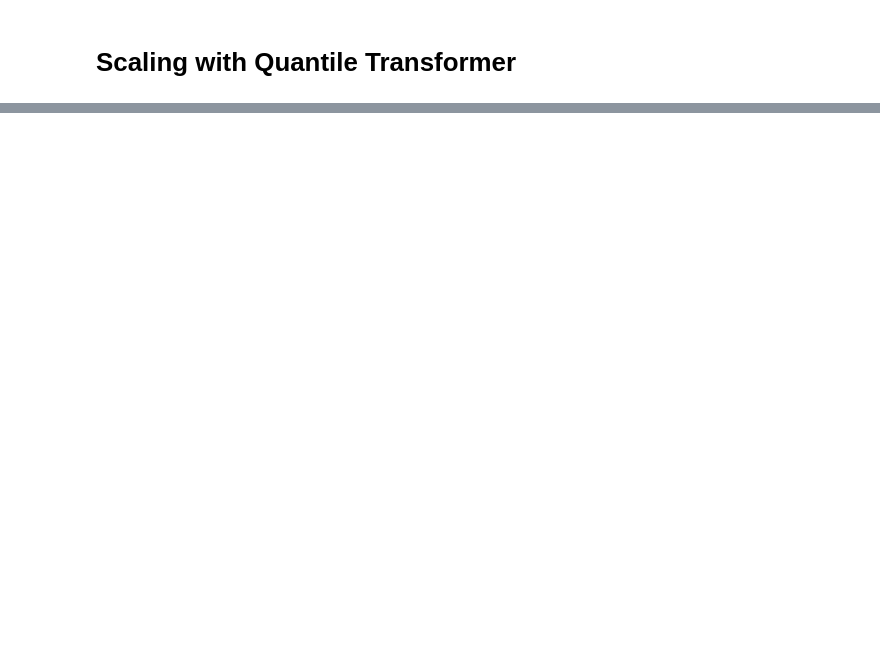
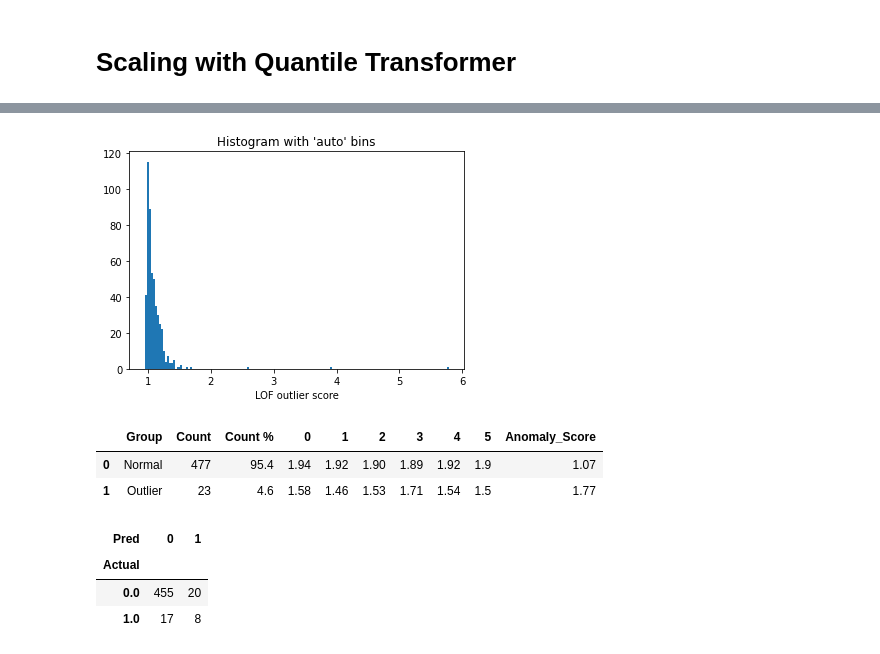
Before and after one commit to andishehtavakoli/machine-learning-projects, a Jupyter notebook: anomaly_detection/helper_function.ipynb, the cells around one changed output, grey strips where cells are left out. Saved outputs shown, nothing was run; the diff lists cells and outputs as text; code cells hidden in the pictures; blank space fills up the shorter version.

```diff
--- a/anomaly_detection/helper_function.ipynb
+++ b/anomaly_detection/helper_function.ipynb
@@ -409,0 +446,22 @@ plt.show()
+# %%
+from pyod.models.lof import LOF
+lof = LOF(contamination=0.05)
+lof.fit(X_train)
+
+# Training data
+y_train_scores = lof.decision_function(X_train)
+y_train_pred = lof.predict(X_train)
+
+# Test data
+y_test_scores = lof.decision_function(X_test)
+y_test_pred = lof.predict(X_test) # outlier labels (0 or 1)
+
+def count_stat(vector):
+    # Because it is '0' and '1', we can run a count statistic.
+    unique, counts = np.unique(vector, return_counts=True)
+    return dict(zip(unique, counts))
+
+print("The training data:", count_stat(y_train_pred))
+print("The training data:", count_stat(y_test_pred))
+# Threshold for the defined comtanimation rate
+print("The threshold for the defined comtanimation rate:" , lof.threshold_)
@@ -409,0 +484,39 @@ plt.show()
+# %%
+import matplotlib.pyplot as plt
+plt.hist(y_train_scores, bins='auto')  # arguments are passed to np.histogram
+plt.title("Histogram with 'auto' bins")
+plt.xlabel('LOF outlier score')
+plt.show()
+# %% [output]
+[figure, added]
+# %%
+threshold = lof.threshold_ # Or other value from the above histogram
+
+def descriptive_stat_threshold(df,pred_score, threshold):
+    # Let's see how many '0's and '1's.
+    df = pd.DataFrame(df)
+    df['Anomaly_Score'] = pred_score
+    df['Group'] = np.where(df['Anomaly_Score']< threshold, 'Normal', 'Outlier')
+
+    # Now let's show the summary statistics:
+    cnt = df.groupby('Group')['Anomaly_Score'].count().reset_index().rename(columns={'Anomaly_Score':'Count'})
+    cnt['Count %'] = (cnt['Count'] / cnt['Count'].sum()) * 100 # The count and count %
+    stat = df.groupby('Group').mean().round(2).reset_index() # The avg.
+    stat = cnt.merge(stat, left_on='Group',right_on='Group') # Put the count and the avg. together
+    return (stat)
+
+descriptive_stat_threshold(X_train,y_train_scores, threshold)
+# %% [output]
+|  | Group | Count | Count % | 0 | 1 | 2 | 3 | 4 | 5 | Anomaly_Score |
+| 0 | Normal | 477 | 95.4 | 1.94 | 1.92 | 1.90 | 1.89 | 1.92 | 1.9 | 1.07 |
+| 1 | Outlier | 23 | 4.6 | 1.58 | 1.46 | 1.53 | 1.71 | 1.54 | 1.5 | 1.77 |
+# %%
+
+Actual_pred = pd.DataFrame({'Actual': y_test, 'Anomaly_Score': y_test_scores})
+Actual_pred['Pred'] = np.where(Actual_pred['Anomaly_Score']< threshold,0,1)
+pd.crosstab(Actual_pred['Actual'],Actual_pred['Pred'])
+# %% [output]
+| Pred | 0 | 1 |
+| Actual |  |  |
+| 0.0 | 455 | 20 |
+| 1.0 | 17 | 8 |
```
Also changed, not shown: parts of 8 cells of this notebook, 2 other files.
